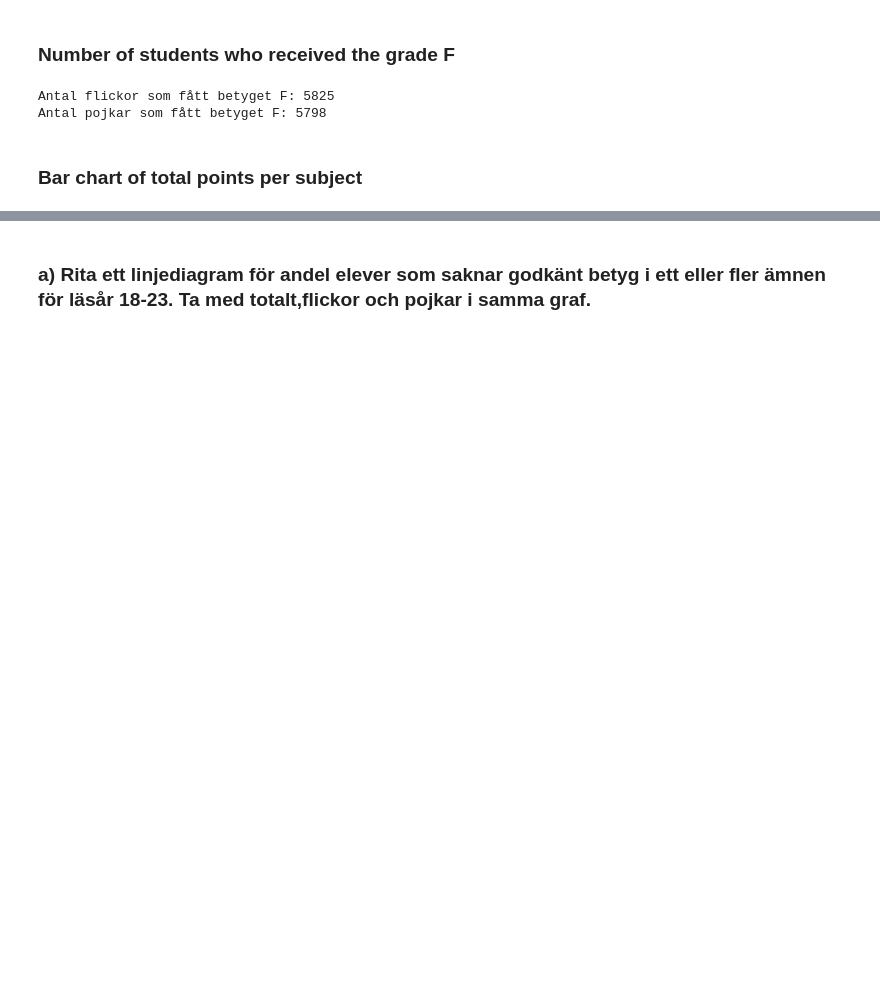
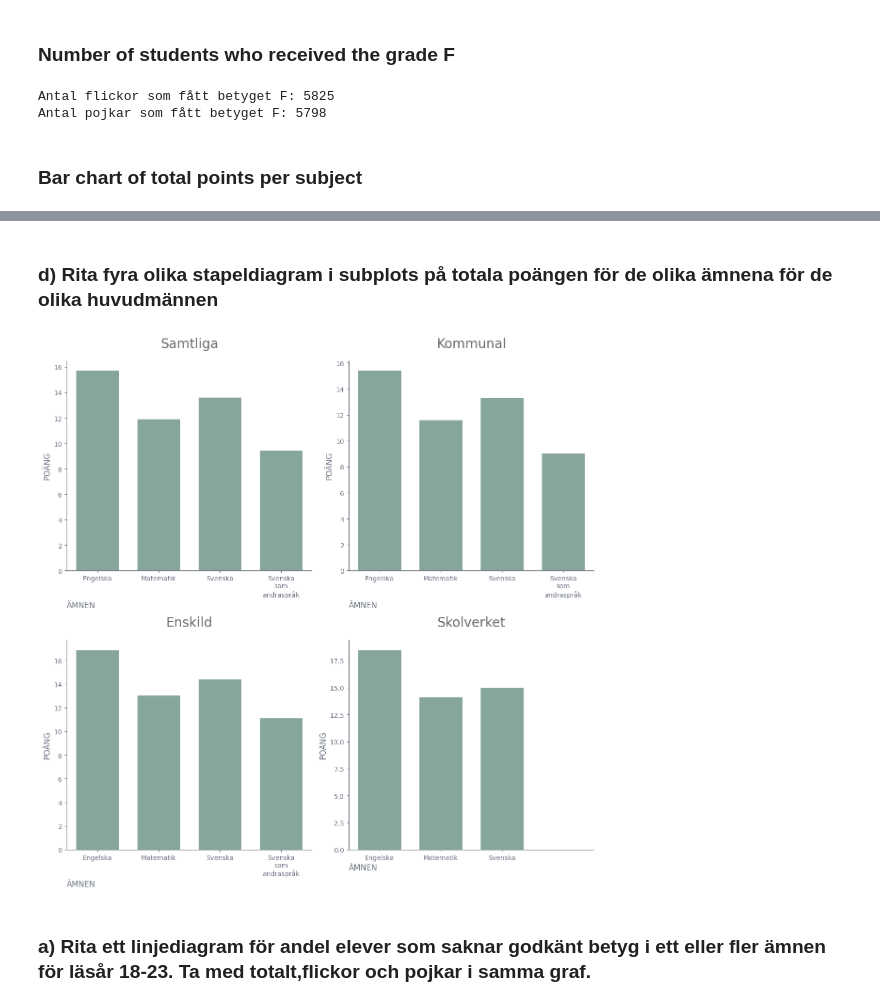
Before and after one commit to HolmstromAnna/Python-Anna-Holmstr-m-OPA23, a Jupyter notebook: Labb2/Labb2.ipynb, the cells around one changed output, grey strips where cells are left out. Saved outputs shown, nothing was run; the diff lists cells and outputs as text; code cells hidden in the pictures; blank space fills up the shorter version.

Commit message:
Changed to correct points and updated design of subplots

```diff
--- a/Labb2/Labb2.ipynb
+++ b/Labb2/Labb2.ipynb
@@ -165,3 +131,65 @@ set_ticklabels() should only be used with a fixed number of ticks, i.e. after se
+# %% [markdown]
+###  d) Rita fyra olika stapeldiagram i subplots på totala poängen för de olika ämnena för de olika huvudmännen
+# %%
+import numpy as np
+
+# Define the main categories (huvudmän) and subjects (ämnen)
+principals = ["Samtliga", "Kommunal", "Enskild", "Skolverket"]
+subjects = ["Engelska", "Matematik", "Svenska", "Svenska som andraspråk"]
+# List of dataframes for each subject
+dataframes = [english, mathematics, swedish, swedish_second]
+
+def plot(dataframes, principal, subjects):
+    # Create a 2x2 grid of subplots
+    fig, axes = plt.subplots(2, 2, figsize=(12, 12))
+    axes = axes.flatten()
+
+    bar_width = 0.7
+    max_bars = len(subjects) # The maximum number of bars (subjects)
+
+    for ax, principal in zip(axes, principal):
+        # Collect the total points for each subject for the current principal from the dataframes
+        points = [df.loc[df['Huvudman'] == principal, 'Totalt (poäng)'].values[0] if principal in df['Huvudman'].values else np.nan for df in dataframes]
+        # Filter out non-NaN points to only have available points
+        available_points = [p for p in points if not np.isnan(p)]
+        # Filter the subjects to only include those with available points
+        available_subjects = [subjects[i] for i, p in enumerate(points) if not np.isnan(p)]
+
+       # Calculate the x positions with the same spacing for all charts
+        if len(available_subjects) < max_bars:
+            # För diagram med mindre än max antal staplar, beräkna nya positioner
+            bar_positions = range(len(available_subjects))
+        else:
+            # Annars använd en jämn fördelning
+            bar_positions = range(max_bars)
+
+        # Draw bars
+        ax.bar(bar_positions, available_points, width=bar_width, color="#86A69D", align='center')
+
+        # Adjust the tick marks on the x-axis
+        ax.set_xticks(bar_positions)
+        # Replace spaces with line breaks for subjects to fit the labels nicely under the bars
+        ax.set_xticklabels([subject.replace(" ", "\n") for subject in available_subjects])
+        ax.set_xlabel("ÄMNEN", loc="left", color="#6b7280", fontsize=12)
+        ax.set_ylabel("POÄNG", color="#6b7280", fontsize=12)
+        ax.set_title(principal, pad=20, color="dimgray", fontsize=20)
+        # Customize the color of the tick parameters
+        ax.tick_params(axis="both", colors="#6b7280")
+         # Remove top and right borders
+        ax.spines["top"].set_visible(False)
+        ax.spines["right"].set_visible(False)
+        ax.spines["left"].set_color("#6b7280")
+        ax.spines["bottom"].set_color("#6b7280")
+        # Adjust the x-axis limits to match the number of bars
+        ax.set_xlim([-0.5, max_bars - 0.5])
+
+    plt.tight_layout()
+    plt.show()
+
+# Call function
+plot(dataframes, principals, subjects)
+# %% [output]
+[figure, added]
 # %% [markdown]
 ### a) Rita ett linjediagram för andel elever som saknar godkänt betyg i ett eller fler ämnen för läsår 18-23. Ta med totalt,flickor och pojkar i samma graf.
 # %%
```
Also changed, not shown: parts of 6 cells of this notebook.
